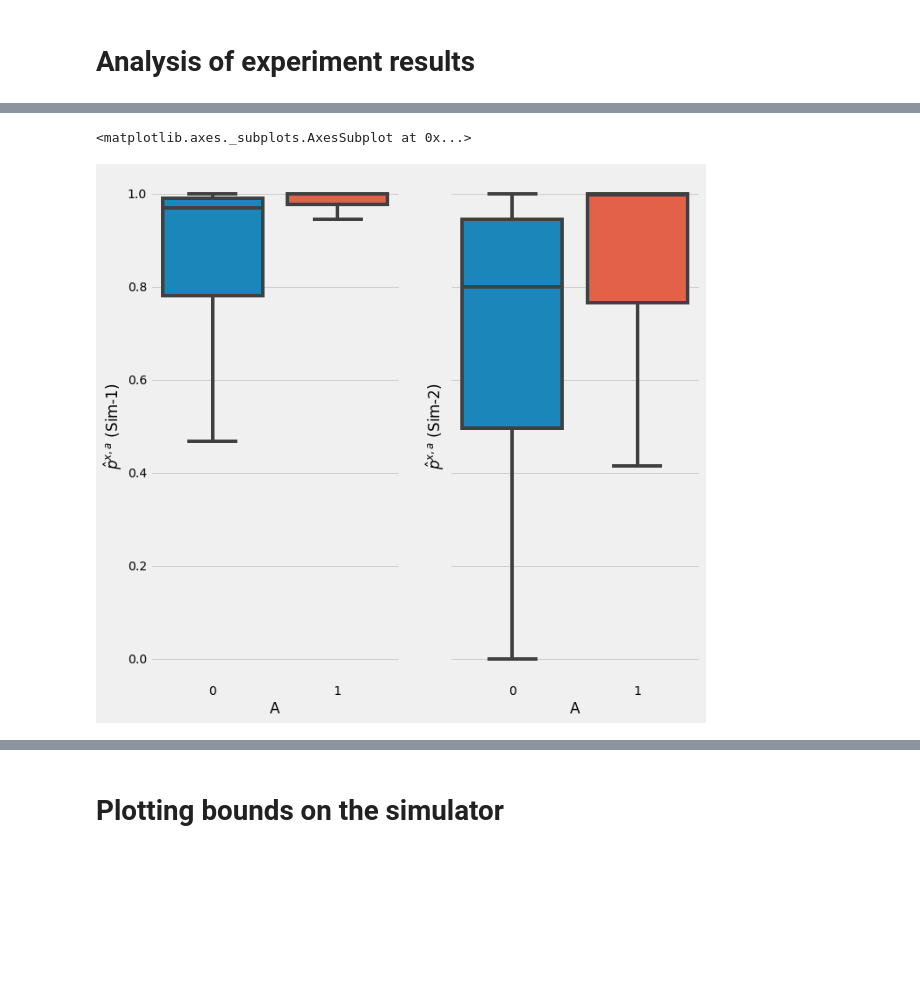
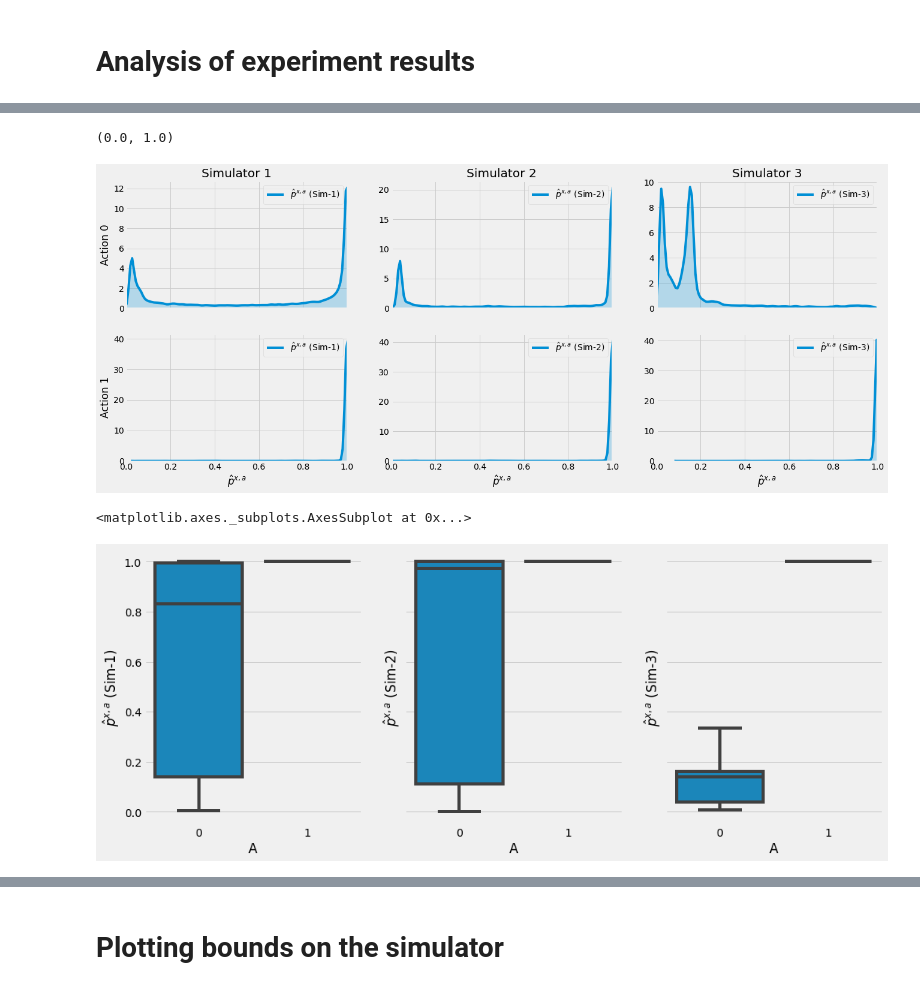
Before and after one commit to faaizT/CausalTwinAssessment, a Jupyter notebook: Cartpole Simulator.ipynb, the cells around one changed output, grey strips where cells are left out. Drawn from its saved outputs; the diff is of its cells as text; code cells hidden in the pictures; blank space fills up the shorter version.

Commit message:
Changed the simulator model to use random policy

```diff
--- a/Cartpole Simulator.ipynb
+++ b/Cartpole Simulator.ipynb
@@ -785,9 +774,11 @@ sns.boxplot(y='Bound length',x='A', data=obs_data_test_copy.astype({'A': 'str'})
 Simulator 2 is wrong but should attain lower MSE than previous simulator
 # %%
 sim2_data = sim_data_filtered.copy()
-# %%
-epsilon = 0.0015
-sim2_data.loc[:,'Pole Angle_t1'] -= epsilon
+# %%
+epsilon = 0.005
+# sim2_data.loc[sim2_data['Pole Angle'] > 0,'Pole Angle_t1'] -= epsilon
+sim2_data.loc[sim2_data['A']==0,'Pole Angle_t1'] -= epsilon
+sim2_data.loc[sim2_data['A']==1,'Pole Angle_t1'] += epsilon
 # %%
 sim2_data.head()
 # %% [output]
@@ -888,8 +879,7 @@ p_1=0.9454787234042553
 # %% [markdown]
 # Analysis of experiment results
 # %%
-nreps = 400
+nreps = 250
 outcome = 'Pole Angle'
 obs_data_train = pd.read_csv("/data/localhost/taufiq/export-dir/Cartpole-v1-obs-data-train.csv")
 df = pd.read_csv("/data/localhost/taufiq/export-dir/Cartpole-v1-obs-data.csv")
-x_columns = ['Cart Position', 'Cart Velocity (abs)', 'Pole Angle', 'Pole Angular Velocity (abs)']
@@ -915,29 +892,34 @@ obs_data_test_raw = (obs_data_test[x_columns] - df_partial[x_columns].mean())/df
 
 obs_data_test['MSE (Sim-1)'] = 0
 obs_data_test['MSE (Sim-2)'] = 0
+obs_data_test['MSE (Sim-3)'] = 0
 obs_data_test['$\hat{p}^{x,a}$ (Sim-1)'] = 0
 obs_data_test['$\hat{p}^{x,a}$ (Sim-2)'] = 0
+obs_data_test['$\hat{p}^{x,a}$ (Sim-3)'] = 0
 
 for i in tqdm(range(nreps)):
-    models_dir = "/data/localhost/taufiq/cartpole_sim_run1"
+    models_dir = "/data/localhost/taufiq/cartpole_sim_run2_rand_pol_sim_x_no_velocity/"
     policy = PolicyNetwork(input_dim=len(obs_data_test_raw.columns), output_dim=2)
     policy.load_state_dict(torch.load(f'{models_dir}/policy_{i}'))
     policy.eval()
     obs_net = Net(n_feature=len(obs_data_test_raw.columns)+1, n_hidden=4, n_output=1)
     obs_net.load_state_dict(torch.load(f'{models_dir}/yobs_{i}'))
     obs_net.eval()
-    ymin_net = Net(n_feature=len(obs_data_test_raw.columns), n_hidden=4, n_output=1)
-    ymin_net.load_state_dict(torch.load(f'{models_dir}/ymin_{i}'))
+    ymin_net = Net(n_feature=len(obs_data_test_raw.columns)+1, n_hidden=4, n_output=1)
+    ymin_net.load_state_dict(torch.load(f'{models_dir}/ymin_01_{i}'))
     ymin_net.eval()
-    ymax_net = Net(n_feature=len(obs_data_test_raw.columns), n_hidden=4, n_output=1)
-    ymax_net.load_state_dict(torch.load(f'{models_dir}/ymax_{i}'))
+    ymax_net = Net(n_feature=len(obs_data_test_raw.columns)+1, n_hidden=4, n_output=1)
+    ymax_net.load_state_dict(torch.load(f'{models_dir}/ymax_99_{i}'))
     ymax_net.eval()
     sim_net = Net(n_feature=len(obs_data_test_raw.columns)+1, n_hidden=4, n_output=1)
     sim_net.load_state_dict(torch.load(f'{models_dir}/ysim_{i}'))
     sim_net.eval()
     sim2_net = Net(n_feature=len(obs_data_test_raw.columns)+1, n_hidden=4, n_output=1)
-    sim2_net.load_state_dict(torch.load(f'{models_dir}/ysim_false_{i}'))
+    sim2_net.load_state_dict(torch.load(f'{models_dir}/ysim_false2_{i}'))
     sim2_net.eval()
+    sim3_net = Net(n_feature=len(obs_data_test_raw.columns)+1, n_hidden=4, n_output=1)
+    sim3_net.load_state_dict(torch.load(f'{models_dir}/ysim_false_{i}'))
+    sim3_net.eval()
 
     with torch.no_grad():
         X_val = torch.FloatTensor(obs_data_test_raw.values)
@@ -945,26 +927,34 @@ for i in tqdm(range(nreps)):
         pred = obs_net(torch.column_stack((X_val, A_val))).reshape(-1)*df_partial[outcome].std() + df_partial[outcome].mean()
         sim_pred = sim_net(torch.column_stack((X_val, A_val))).reshape(-1)*df_partial[outcome].std() + df_partial[outcome].mean()
         sim2_pred = sim2_net(torch.column_stack((X_val, A_val))).reshape(-1)*df_partial[outcome].std() + df_partial[outcome].mean()
+        sim3_pred = sim3_net(torch.column_stack((X_val, A_val))).reshape(-1)*df_partial[outcome].std() + df_partial[outcome].mean()
         Y = torch.FloatTensor(obs_data_test[f'{outcome}_t1'].values)
         mse = torch.square(sim_pred - Y)
         mse2 = torch.square(sim2_pred - Y)
+        mse3 = torch.square(sim3_pred - Y)
         pol_val = torch.nn.Softmax(dim=1)(policy(X_val))[torch.arange(A_val.shape[0]), A_val.to(torch.long)]
-        ymin = ymin_net(X_val).reshape(-1)*df_partial[outcome].std() + df_partial[outcome].mean()
-        ymax = ymax_net(X_val).reshape(-1)*df_partial[outcome].std() + df_partial[outcome].mean()
+        ymin = ymin_net(torch.column_stack((X_val, A_val))).reshape(-1)*df_partial[outcome].std() + df_partial[outcome].mean()
+        ymax = ymax_net(torch.column_stack((X_val, A_val))).reshape(-1)*df_partial[outcome].std() + df_partial[outcome].mean()
+        obs_data_test['pol_val'] = pol_val.numpy()
         obs_data_test['MSE (Sim-1)'] += mse.numpy()
         obs_data_test['MSE (Sim-2)'] += mse2.numpy()
+        obs_data_test['MSE (Sim-3)'] += mse3.numpy()
         obs_data_test['LB'] = (pred*pol_val + (1-pol_val)*ymin).numpy()
         obs_data_test['UB'] = (pred*pol_val + (1-pol_val)*ymax).numpy()
         obs_data_test[f'Sim-1_{outcome}_t1'] = sim_pred.numpy()
         obs_data_test['$\hat{p}^{x,a}$ (Sim-1)'] += (obs_data_test['LB'] <= obs_data_test[f'Sim-1_{outcome}_t1']).apply(int) * (obs_data_test['UB'] >= obs_data_test[f'Sim-1_{outcome}_t1']).apply(int)
         obs_data_test[f'Sim-2_{outcome}_t1'] = sim2_pred.numpy()
         obs_data_test['$\hat{p}^{x,a}$ (Sim-2)'] += (obs_data_test['LB'] <= obs_data_test[f'Sim-2_{outcome}_t1']).apply(int) * (obs_data_test['UB'] >= obs_data_test[f'Sim-2_{outcome}_t1']).apply(int)
+        obs_data_test[f'Sim-3_{outcome}_t1'] = sim3_pred.numpy()
+        obs_data_test['$\hat{p}^{x,a}$ (Sim-3)'] += (obs_data_test['LB'] <= obs_data_test[f'Sim-3_{outcome}_t1']).apply(int) * (obs_data_test['UB'] >= obs_data_test[f'Sim-3_{outcome}_t1']).apply(int)
         obs_data_test['Bound length'] = obs_data_test['UB'] - obs_data_test['LB']
 
 obs_data_test['MSE (Sim-1)'] /= nreps
 obs_data_test['MSE (Sim-2)'] /= nreps
+obs_data_test['MSE (Sim-3)'] /= nreps
 obs_data_test['$\hat{p}^{x,a}$ (Sim-1)'] /= nreps
 obs_data_test['$\hat{p}^{x,a}$ (Sim-2)'] /= nreps
+obs_data_test['$\hat{p}^{x,a}$ (Sim-3)'] /= nreps
 # %%
 obs_data_test.head()
 # %% [output]
@@ -978,9 +968,27 @@ obs_data_test.head()
+# %%
+fig, axs = plt.subplots(2, 3, figsize=(20,8), sharex=True)
+for a in [0,1]:
+    for sim in [1,2,3]:
+        sns.kdeplot(data=obs_data_test.loc[obs_data_test['A']==a, "$\hat{{p}}^{{x,a}}$ (Sim-{})".format(sim)], shade=True, bw=0.009, ax=axs[a][sim-1])
+axs[0][0].set_title('Simulator 1')
+axs[0][1].set_title('Simulator 2')
+axs[0][2].set_title('Simulator 3')
+axs[0][0].set_ylabel('Action 0')
+axs[1][0].set_ylabel('Action 1')
+axs[1][0].set_xlabel('$\hat{{p}}^{{x,a}}$')
+axs[1][1].set_xlabel('$\hat{{p}}^{{x,a}}$')
+axs[1][2].set_xlabel('$\hat{{p}}^{{x,a}}$')
+plt.xlim([0,1])
+# %% [output]
+(0.0, 1.0)
+[figure, added]
 # %%
-fig, axs = plt.subplots(1, 2, figsize=(10,10), sharey=True)
+fig, axs = plt.subplots(1, 3, figsize=(15,6), sharey=True)
 plt.style.use('fivethirtyeight')
 sns.boxplot(y='$\hat{p}^{x,a}$ (Sim-1)',x='A', data=obs_data_test.astype({'A': 'str'}), ax=axs[0], showfliers=False)
 sns.boxplot(y='$\hat{p}^{x,a}$ (Sim-2)',x='A', data=obs_data_test.astype({'A': 'str'}), ax=axs[1], showfliers=False)
+sns.boxplot(y='$\hat{p}^{x,a}$ (Sim-3)',x='A', data=obs_data_test.astype({'A': 'str'}), ax=axs[2], showfliers=False)
 # %% [output]
 <matplotlib.axes._subplots.AxesSubplot at 0x...>
-[figure, old version]
+[figure, new version]
 # %%
```
Also changed, not shown: parts of 45 cells of this notebook.
